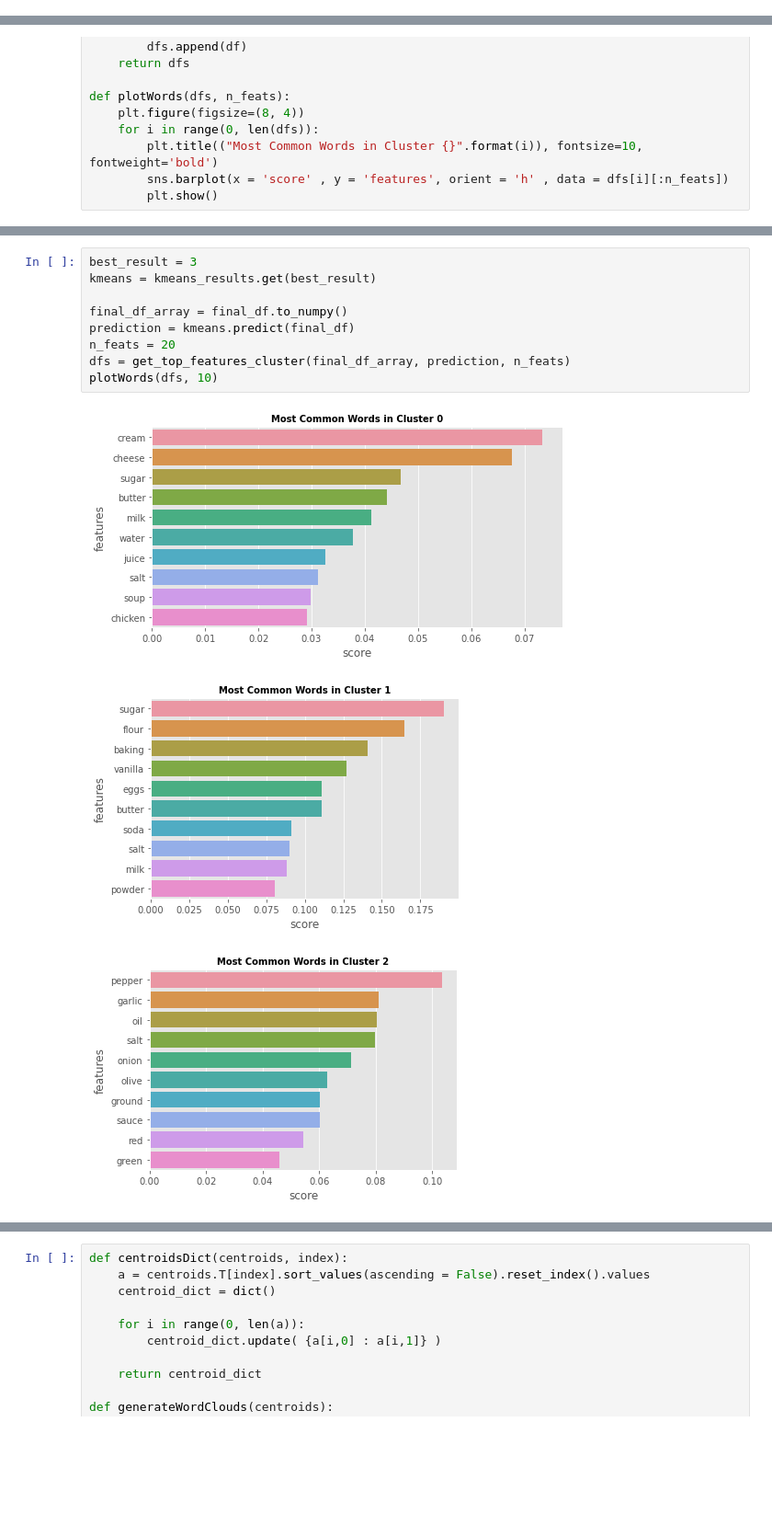
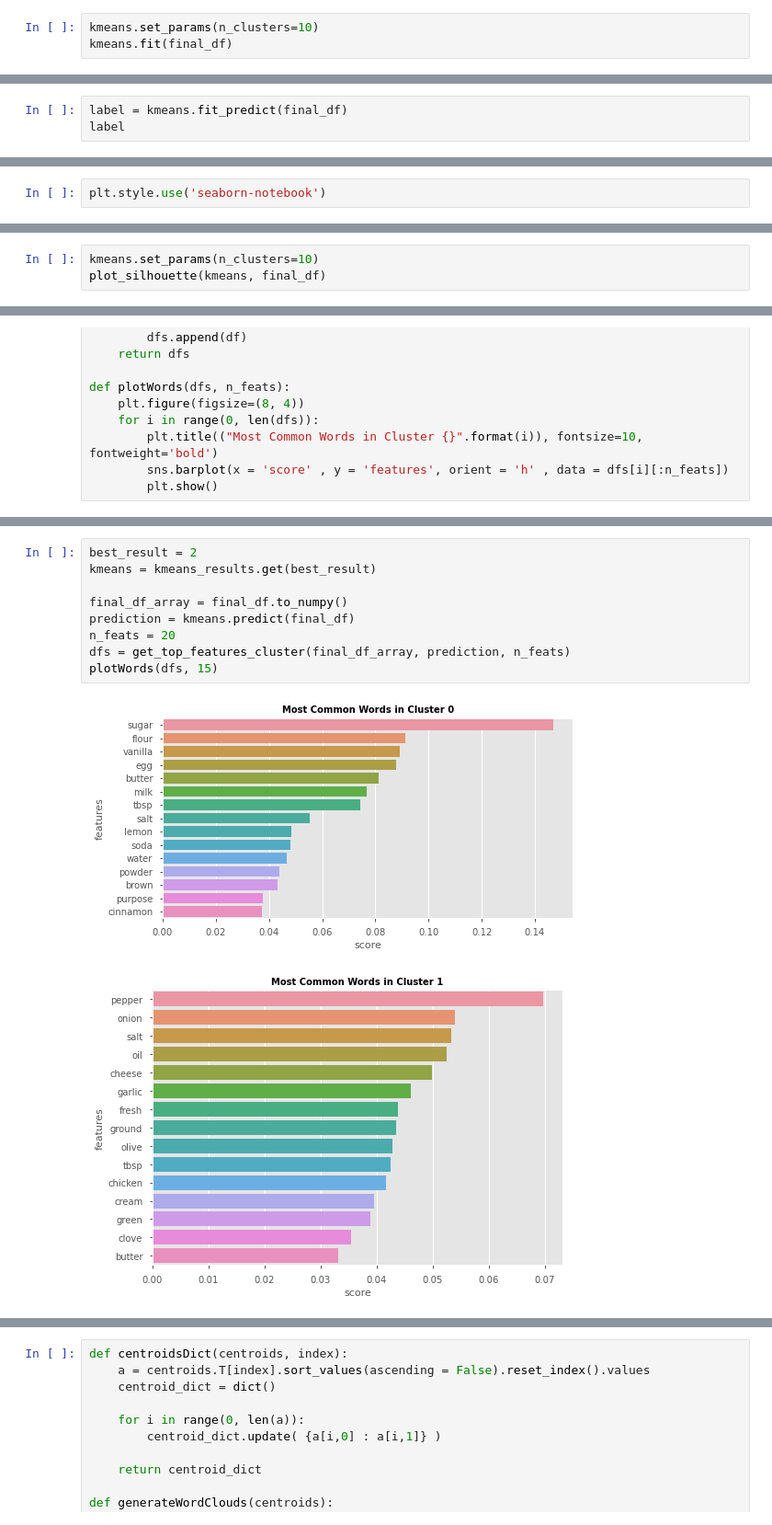
Before and after one commit to MonikaSinghGit/Recipe_Recommendation, a Jupyter notebook: EDA -KNN recipe capstone.ipynb, the cells around one changed output, grey strips where cells are left out. Shown at 92% size. Cells and saved outputs as stored; diff of their text form; blank space fills up the shorter version.

```diff
--- a/EDA -KNN recipe capstone.ipynb
+++ b/EDA -KNN recipe capstone.ipynb
@@ -226,0 +207,3 @@ final_df.T.nlargest(10, 0)
+# %%
+kmeans.set_params(n_clusters=10)
+kmeans.fit(final_df)
@@ -226,0 +228,3 @@ final_df.T.nlargest(10, 0)
+# %%
+label = kmeans.fit_predict(final_df)
+label
@@ -226,0 +302,2 @@ final_df.T.nlargest(10, 0)
+# %%
+plt.style.use('seaborn-notebook')
@@ -226,0 +310,3 @@ final_df.T.nlargest(10, 0)
+# %%
+kmeans.set_params(n_clusters=10)
+plot_silhouette(kmeans, final_df)
@@ -329,13 +500,12 @@ def plotWords(dfs, n_feats):
 # %%
-best_result = 3
+best_result = 2
 kmeans = kmeans_results.get(best_result)
 
 final_df_array = final_df.to_numpy()
 prediction = kmeans.predict(final_df)
 n_feats = 20
 dfs = get_top_features_cluster(final_df_array, prediction, n_feats)
-plotWords(dfs, 10)
+plotWords(dfs, 15)
 # %% [output]
-[figure, old version]
+[figure, new version]
-[figure, old version]
+[figure, new version]
-[figure, removed]
```
Also changed, not shown: parts of 41 cells of this notebook, 4 other files.
